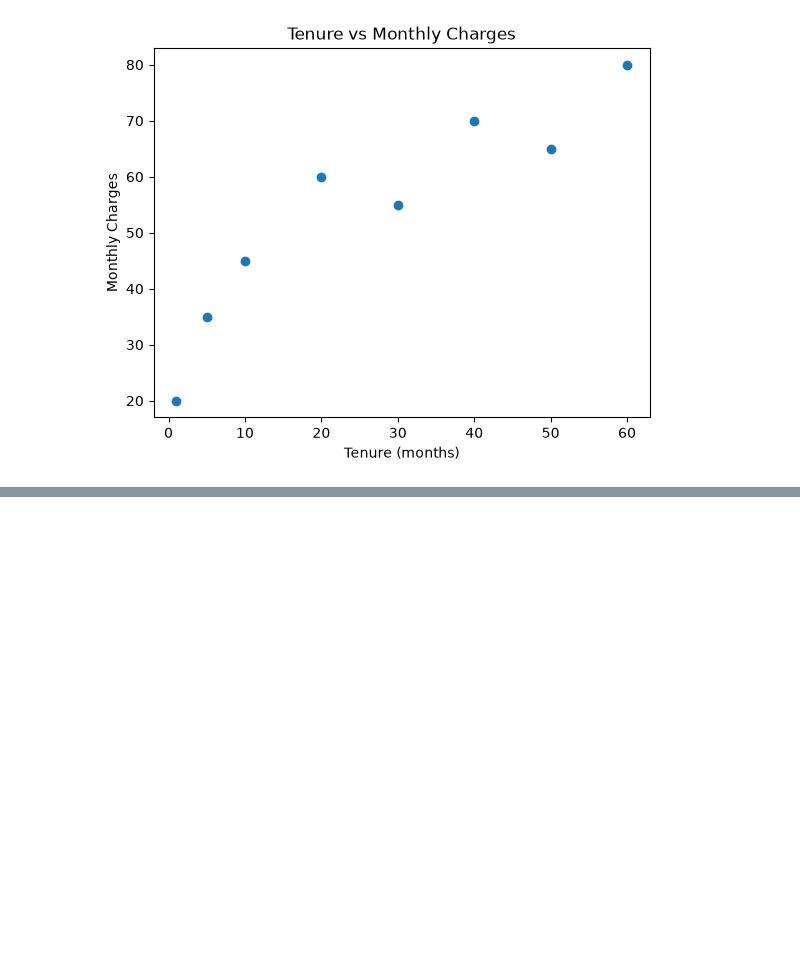
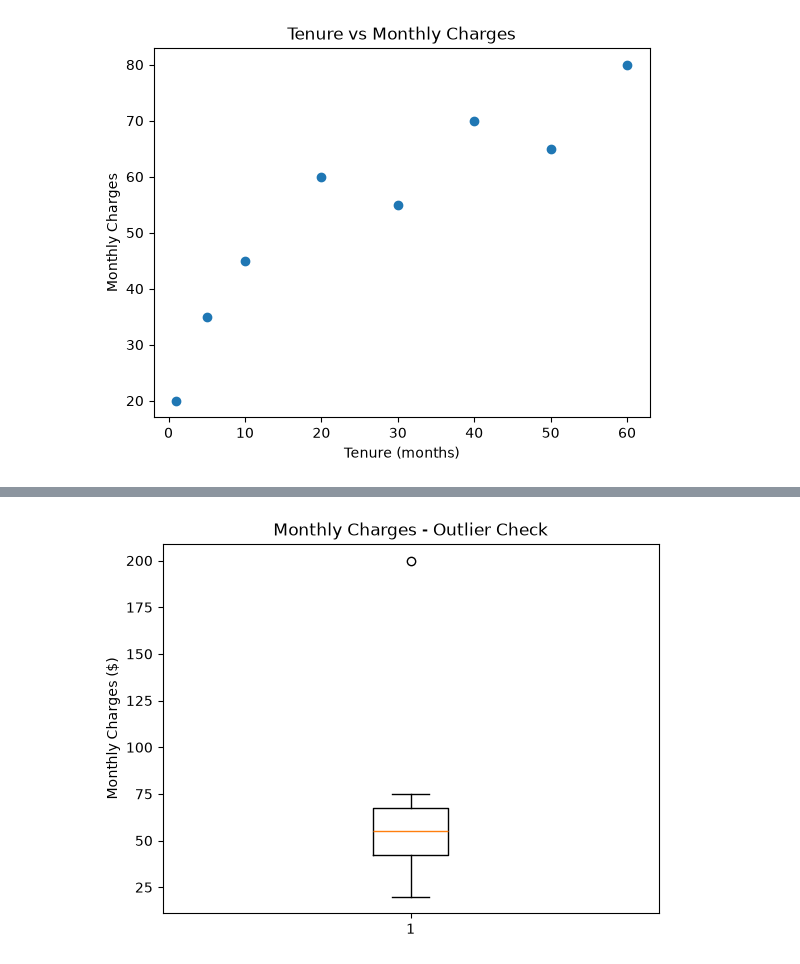
Before and after one commit to salamlakhan7/nolyth-ai-bootcamp-sprint02, a Jupyter notebook: notebooks/03_data_analysis.ipynb, the cells around one changed output, grey strips where cells are left out. Saved outputs shown, nothing was run; the diff lists cells and outputs as text; code cells hidden in the pictures; blank space fills up the shorter version.

```diff
--- a/notebooks/03_data_analysis.ipynb
+++ b/notebooks/03_data_analysis.ipynb
@@ -75,0 +185,10 @@ plt.show()
+# %%
+monthly_charges = [20, 35, 40, 45, 50, 55, 60, 65, 70, 75, 200]  # 200 is a clear outlier
+
+plt.boxplot(monthly_charges)
+plt.title("Monthly Charges - Outlier Check")
+plt.ylabel("Monthly Charges ($)")
+plt.savefig("../visuals/box_plot.png")
+plt.show()
+# %% [output]
+[figure, added]
```
Also changed, not shown: parts of 17 cells of this notebook, 4 other files.
